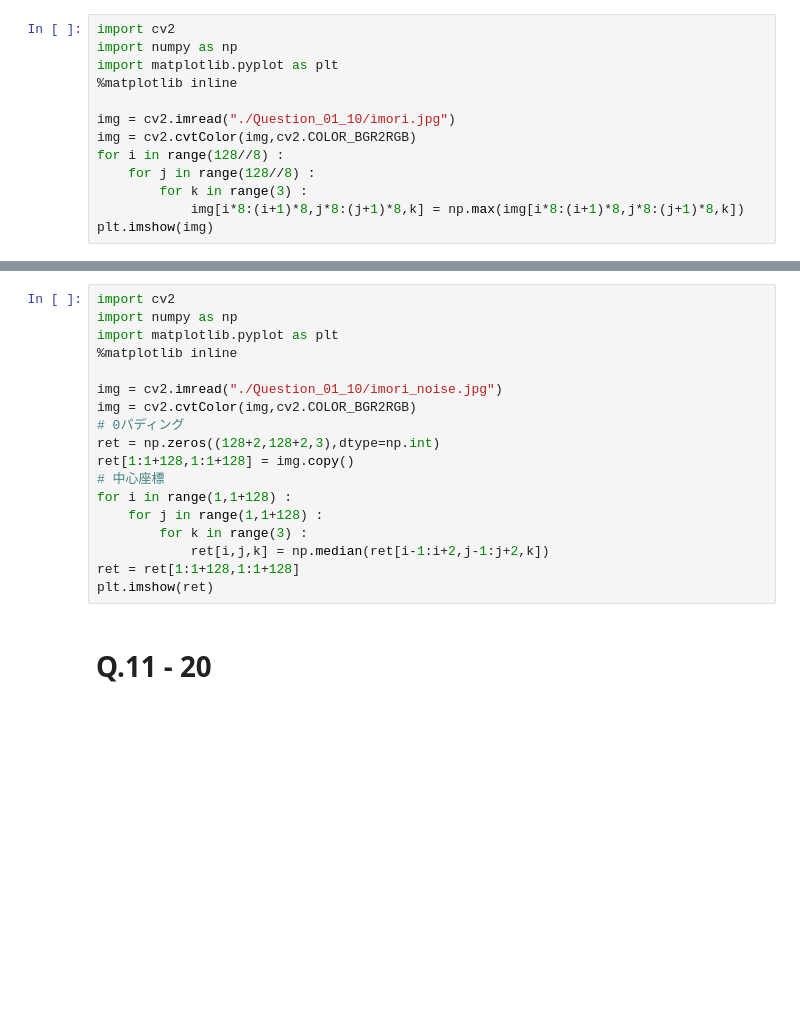
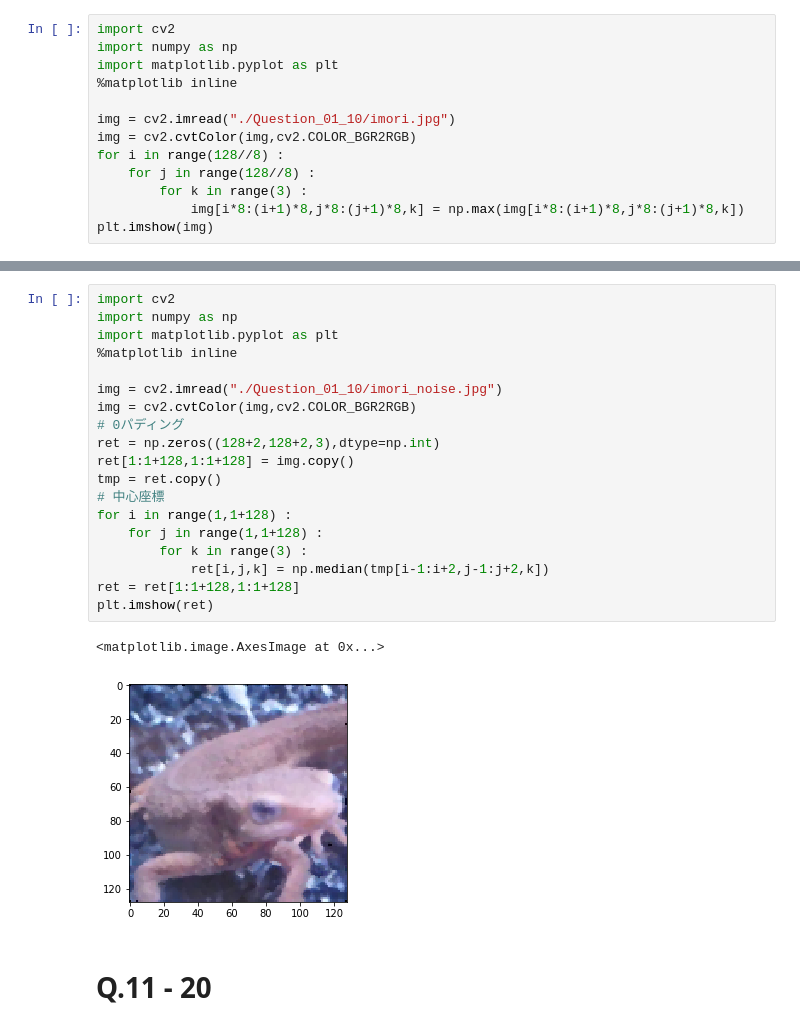
Before and after one commit to ChiyosBigDragon/ImageProcessing100fungo, a Jupyter notebook: 画像処理100本ノック(解答編).ipynb, the cells around one changed output, grey strips where cells are left out. Cells and saved outputs as stored; diff of their text form; blank space fills up the shorter version.

```diff
--- a/画像処理100本ノック(解答編).ipynb
+++ b/画像処理100本ノック(解答編).ipynb
@@ -1021,21 +1026,25 @@ cv2.destroyAllWindows()
 # %%
 import cv2
 import numpy as np
 import matplotlib.pyplot as plt
 %matplotlib inline
 
 img = cv2.imread("./Question_01_10/imori_noise.jpg")
 img = cv2.cvtColor(img,cv2.COLOR_BGR2RGB)
 # 0パディング
 ret = np.zeros((128+2,128+2,3),dtype=np.int)
 ret[1:1+128,1:1+128] = img.copy()
+tmp = ret.copy()
 # 中心座標
 for i in range(1,1+128) :
     for j in range(1,1+128) :
         for k in range(3) :
-            ret[i,j,k] = np.median(ret[i-1:i+2,j-1:j+2,k])
+            ret[i,j,k] = np.median(tmp[i-1:i+2,j-1:j+2,k])
 ret = ret[1:1+128,1:1+128]
 plt.imshow(ret)
+# %% [output]
+<matplotlib.image.AxesImage at 0x...>
+[figure, added]
 # %% [markdown]
 # Q.11 - 20
 # %% [markdown]
```
Also changed, not shown: parts of 22 cells of this notebook, 1 other file.
